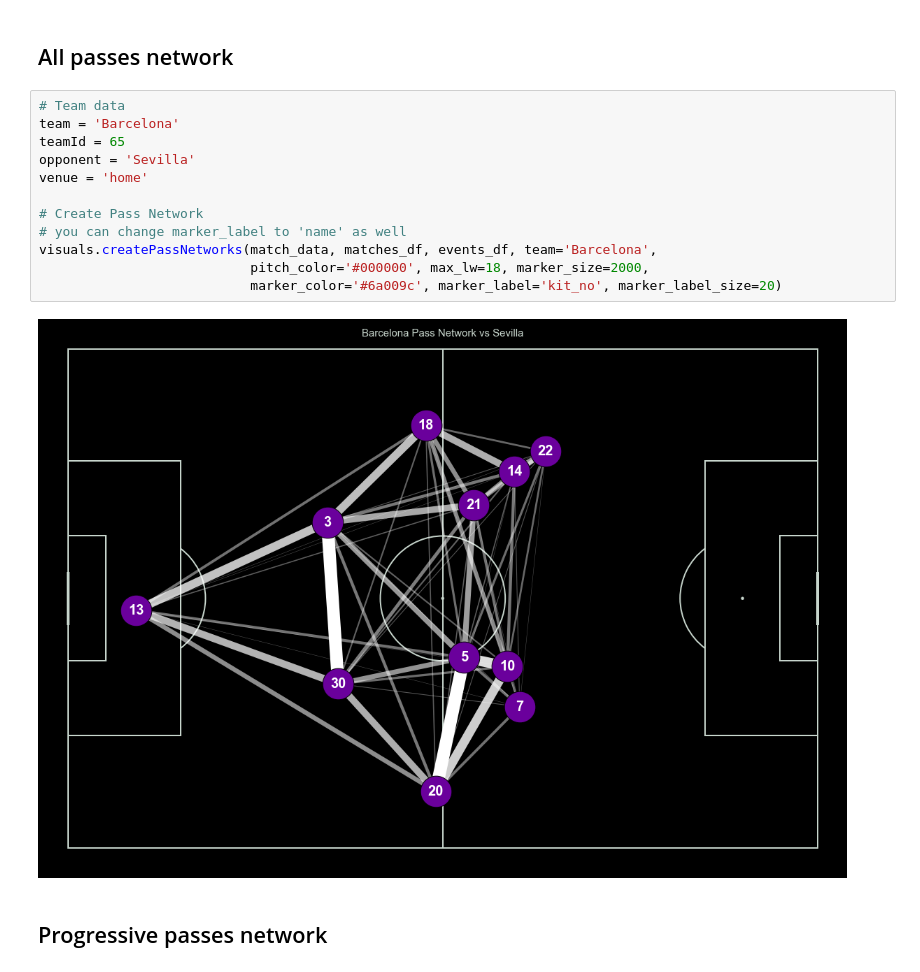
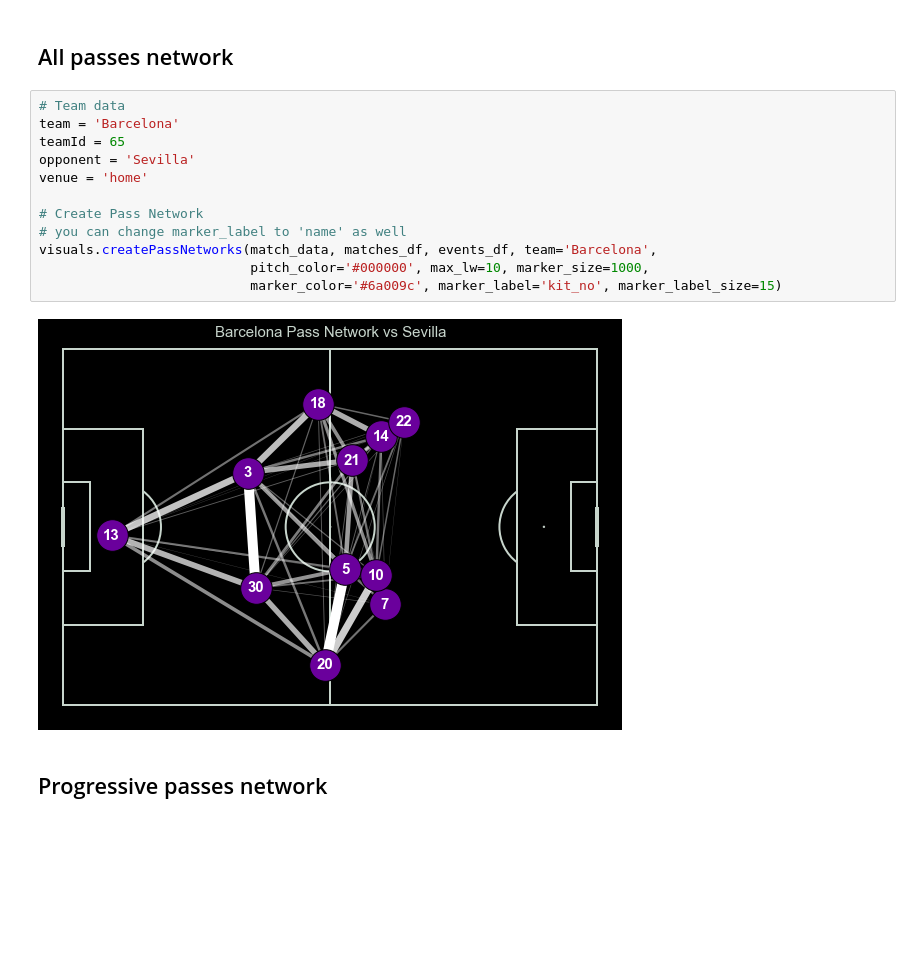
Before and after one commit to Ali-Hasan-Khan/Scrape-Whoscored-Event-Data, a Jupyter notebook: tutorial.ipynb, the cells around one changed output. Saved outputs shown, nothing was run; the diff lists cells and outputs as text; blank space fills up the shorter version.

```diff
--- a/tutorial.ipynb
+++ b/tutorial.ipynb
@@ -150,17 +124,17 @@ visuals.getTeamSuccessfulBoxPasses(events_df, teamId, team, pitch_color='#000000
 # %%
 # Team data
 team = 'Barcelona'
 teamId = 65
 opponent = 'Sevilla'
 venue = 'home'
 
 # Create Pass Network
 # you can change marker_label to 'name' as well
 visuals.createPassNetworks(match_data, matches_df, events_df, team='Barcelona',
-                           pitch_color='#000000', max_lw=18, marker_size=2000,
-                           marker_color='#6a009c', marker_label='kit_no', marker_label_size=20)
+                           pitch_color='#000000', max_lw=10, marker_size=1000,
+                           marker_color='#6a009c', marker_label='kit_no', marker_label_size=15)
 # %% [output]
-[figure, old version]
+[figure, new version]
 # %% [markdown]
 ## Progressive passes network
 # %%
```
Also changed, not shown: parts of 8 cells of this notebook, 3 other files.
